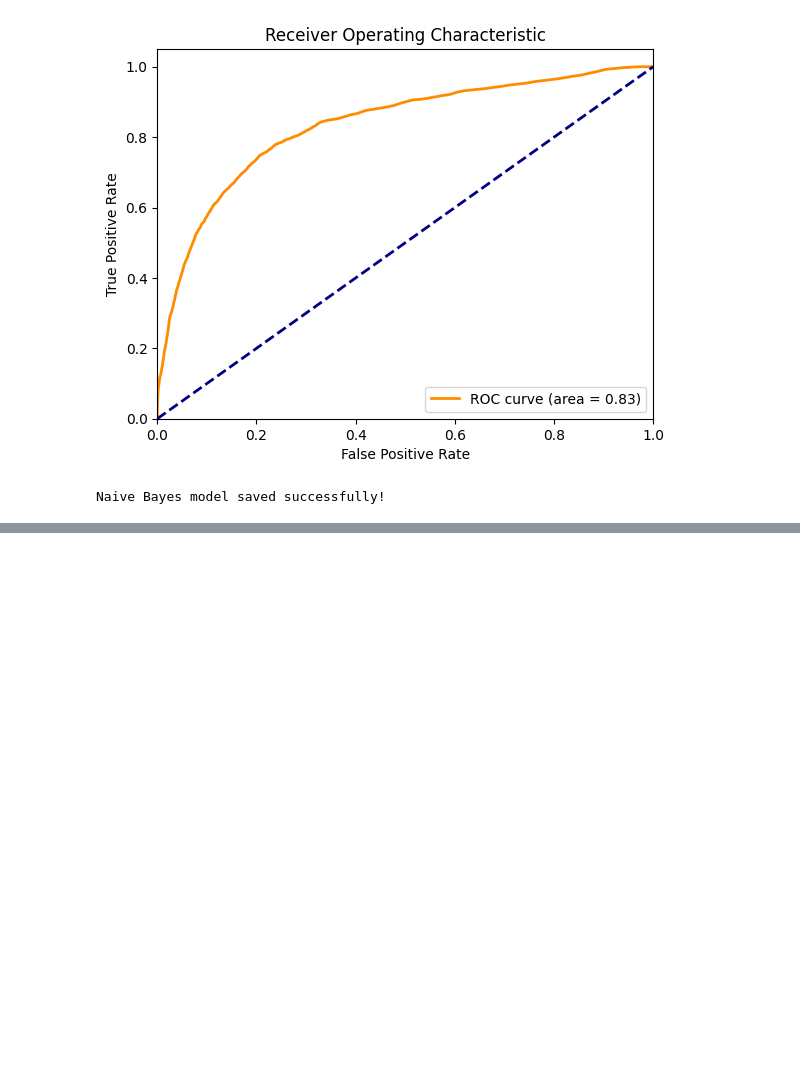
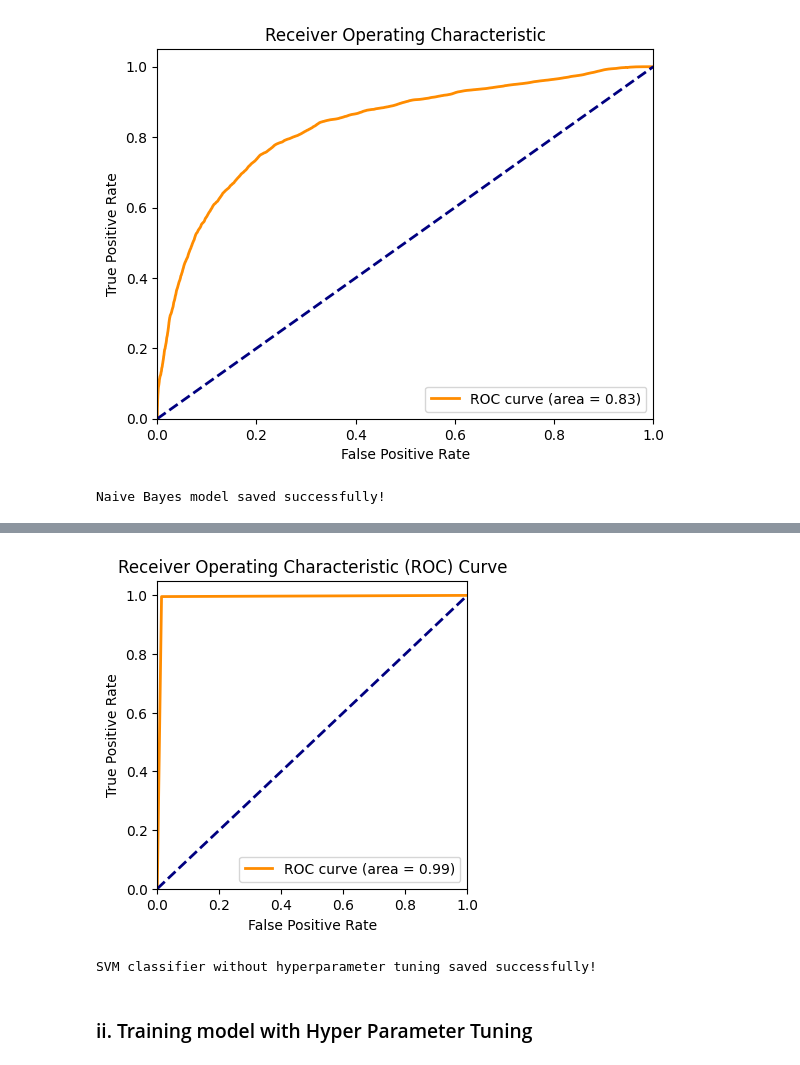
Before and after one commit to IT21042324/Credit-Card-Fraud-Detection---IT4060, a Jupyter notebook: Credit Card Fraud Detection.ipynb, the cells around one changed output, grey strips where cells are left out. Saved outputs shown, nothing was run; the diff lists cells and outputs as text; code cells hidden in the pictures; blank space fills up the shorter version.

```diff
--- a/Credit Card Fraud Detection.ipynb
+++ b/Credit Card Fraud Detection.ipynb
@@ -751,0 +754,5 @@ Naive Bayes model saved successfully!
+# %%
+# Importing the dataset for SVM model
+svm_dataset = pd.read_csv('data/credit_card_fraud_dataset_for_svm.csv')
+
+svm_dataset.head()
@@ -751,0 +869,24 @@ Naive Bayes model saved successfully!
+# %%
+# Visualizing the ROC curve
+plt.figure(figsize=(4, 4))
+plt.plot(fpr, tpr, color='darkorange', lw=2, label=f'ROC curve (area = {roc_auc :.2f})')
+plt.plot([0, 1], [0, 1], color='navy', lw=2, linestyle='--')
+plt.xlim([0.0, 1.0])
+plt.ylim([0.0, 1.05])
+plt.xlabel('False Positive Rate')
+plt.ylabel('True Positive Rate')
+plt.title('Receiver Operating Characteristic (ROC) Curve')
+plt.legend(loc='lower right')
+plt.show()
+# %% [output]
+[figure, added]
+# %%
+from joblib import dump
+
+# Save the svm model without hyperparameter tuning to a file
+dump(support_vector_classifier, 'models/svm_classifier_without_hyperparameter_tuning.pkl')
+print("SVM classifier without hyperparameter tuning saved successfully!")
+# %% [output]
+SVM classifier without hyperparameter tuning saved successfully!
+# %% [markdown]
+### ii. Training model with Hyper Parameter Tuning
```
Also changed, not shown: parts of 20 cells of this notebook.
